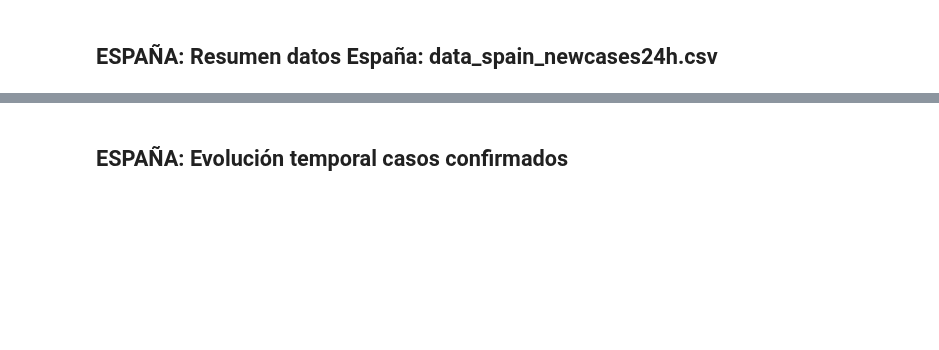
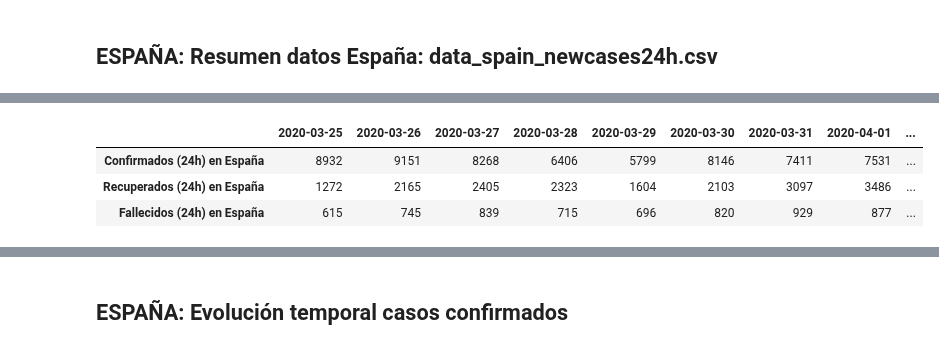
Before and after one commit to akakicreations/covid19-project, a Jupyter notebook: covid19_notebook_REV.ipynb, the cells around one changed output, grey strips where cells are left out. Saved outputs shown, nothing was run; the diff lists cells and outputs as text; code cells hidden in the pictures; blank space fills up the shorter version.

```diff
--- a/covid19_notebook_REV.ipynb
+++ b/covid19_notebook_REV.ipynb
@@ -362,0 +385,82 @@ data_drive_lastX.tail()
+# %%
+# Con datos de datadista, SOLO PARA DATOS DE PAÍS
+data_path_confirmed = 'casos_total'
+data_path_recovered = 'altas'
+data_path_deaths = 'fallecimientos'
+
+# Evolución últimos 40 días de nuevos casos
+
+def day_consecutive(day):
+    date_cons = date.today()
+    date_cons = date_cons - timedelta(days=day)
+    date_cons = date_cons.strftime('%Y-%m-%d')
+    return date_cons
+
+def data_day(data_path, number_to_rest):
+    data = data_spain_datadista.set_index('fecha')
+    data = data[data_path]
+    data = int(data.iloc[number_to_rest]) - int(data.iloc[number_to_rest-1])
+    return data
+
+data_day(data_path_confirmed, -3)
+
+def create_dataframe(data_day_name, data_path, index_title):
+    dataframe = pd.DataFrame({day_consecutive(40): data_day_name(data_path, -40),
+                              day_consecutive(39): data_day_name(data_path, -39),
+                              day_consecutive(38): data_day_name(data_path, -38),
+                              day_consecutive(37): data_day_name(data_path, -37),
+                              day_consecutive(36): data_day_name(data_path, -36),
+                              day_consecutive(35): data_day_name(data_path, -35),
+                              day_consecutive(34): data_day_name(data_path, -34),
+                              day_consecutive(33): data_day_name(data_path, -33),
+                              day_consecutive(32): data_day_name(data_path, -32),
+                              day_consecutive(31): data_day_name(data_path, -31),
+                              day_consecutive(30): data_day_name(data_path, -30),
+                              day_consecutive(29): data_day_name(data_path, -29),
+                              day_consecutive(28): data_day_name(data_path, -28),
+                              day_consecutive(27): data_day_name(data_path, -27),
+                              day_consecutive(26): data_day_name(data_path, -26),
+                              day_consecutive(25): data_day_name(data_path, -25),
+                              day_consecutive(24): data_day_name(data_path, -24),
+                              day_consecutive(23): data_day_name(data_path, -23),
+                              day_consecutive(22): data_day_name(data_path, -22),
+                              day_consecutive(21): data_day_name(data_path, -21),
+                              day_consecutive(20): data_day_name(data_path, -20),
+                              day_consecutive(19): data_day_name(data_path, -19),
+                              day_consecutive(18): data_day_name(data_path, -18),
+                              day_consecutive(17): data_day_name(data_path, -17),
+                              day_consecutive(16): data_day_name(data_path, -16),
+                              day_consecutive(15): data_day_name(data_path, -15),
+                              day_consecutive(14): data_day_name(data_path, -14),
+                              day_consecutive(13): data_day_name(data_path, -13),
+                              day_consecutive(12): data_day_name(data_path, -12),
+                              day_consecutive(11): data_day_name(data_path, -11),
+                              day_consecutive(10): data_day_name(data_path, -10),
+                              day_consecutive(9): data_day_name(data_path, -9),
+                              day_consecutive(8): data_day_name(data_path, -8),
+                              day_consecutive(7): data_day_name(data_path, -7),
+                              day_consecutive(6): data_day_name(data_path, -6),
+                              day_consecutive(5): data_day_name(data_path, -5),
+                              day_consecutive(4): data_day_name(data_path, -4),
+                              day_consecutive(3): data_day_name(data_path, -3),
+                              day_consecutive(2): data_day_name(data_path, -2),
+                              day_consecutive(1): data_day_name(data_path, -1),
+                             }, index=index_title)
+
+    return dataframe
+
+data_spain_confirmed24h_datadista = create_dataframe(data_day, data_path_confirmed, ['Confirmados (24h) en España'])
+data_spain_recovered24h_datadista = create_dataframe(data_day, data_path_recovered, ['Recuperados (24h) en España'])
+data_spain_deaths24h_datadista = create_dataframe(data_day, data_path_deaths, ['Fallecidos (24h) en España'])
+data_spain_newcases24h_datadista = pd.concat([data_spain_confirmed24h_datadista,data_spain_recovered24h_datadista,data_spain_deaths24h_datadista], axis=0)
+
+
+# Exportar
+data_spain_newcases24h_datadista.to_csv('data_spain_newcases24h.csv', sep = ';')
+data_spain_deaths24h_datadista.to_csv('data_spain_newcases24h_deaths.csv', sep = ';')
+data_spain_newcases24h_datadista
+# %% [output]
+|  | 2020-03-25 | 2020-03-26 | 2020-03-27 | 2020-03-28 | 2020-03-29 | 2020-03-30 | 2020-03-31 | 2020-04-01 | ... |
+| Confirmados (24h) en España | 8932 | 9151 | 8268 | 6406 | 5799 | 8146 | 7411 | 7531 | ... |
+| Recuperados (24h) en España | 1272 | 2165 | 2405 | 2323 | 1604 | 2103 | 3097 | 3486 | ... |
+| Fallecidos (24h) en España | 615 | 745 | 839 | 715 | 696 | 820 | 929 | 877 | ... |
```
Also changed, not shown: parts of 16 cells of this notebook, 24 other files.
